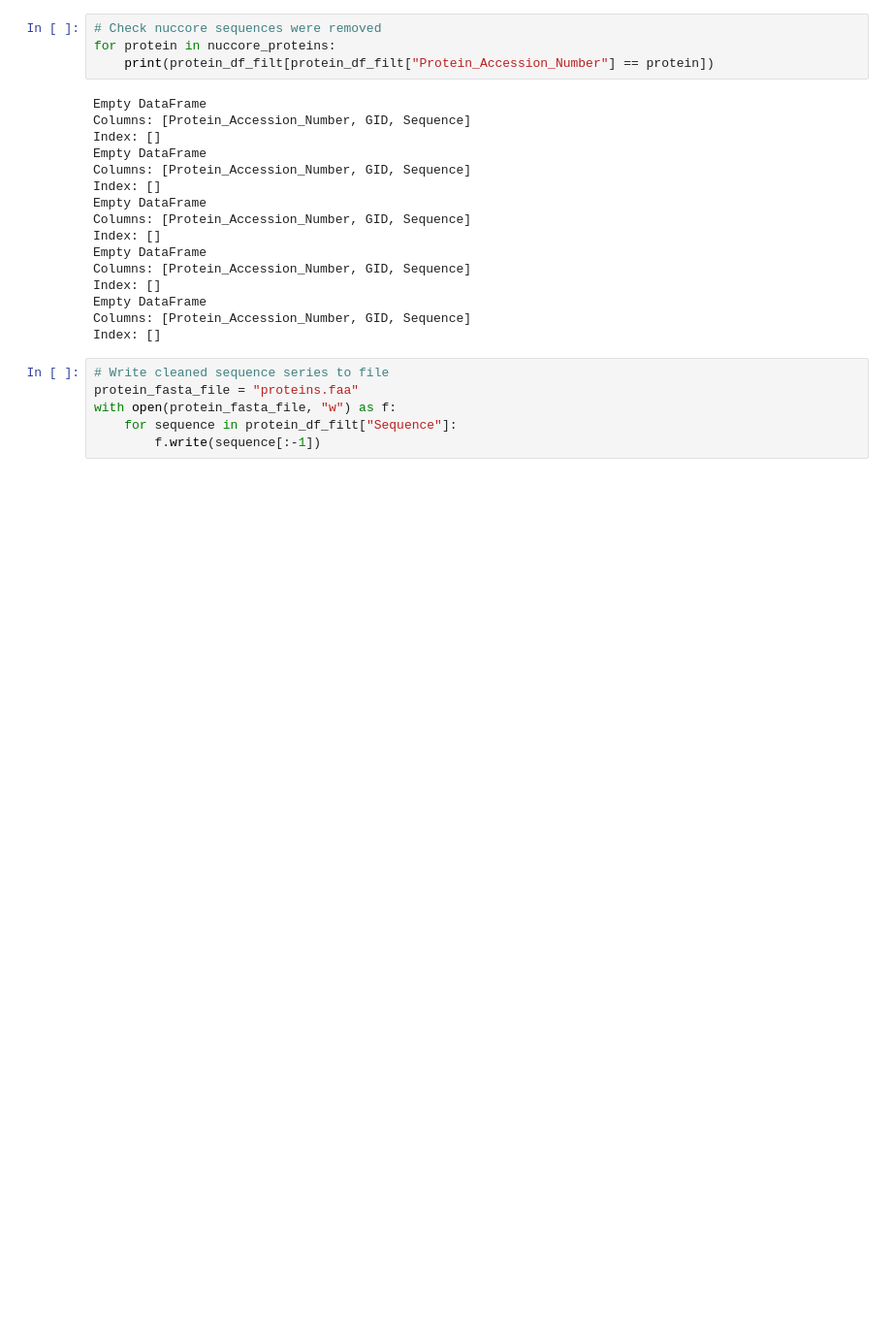
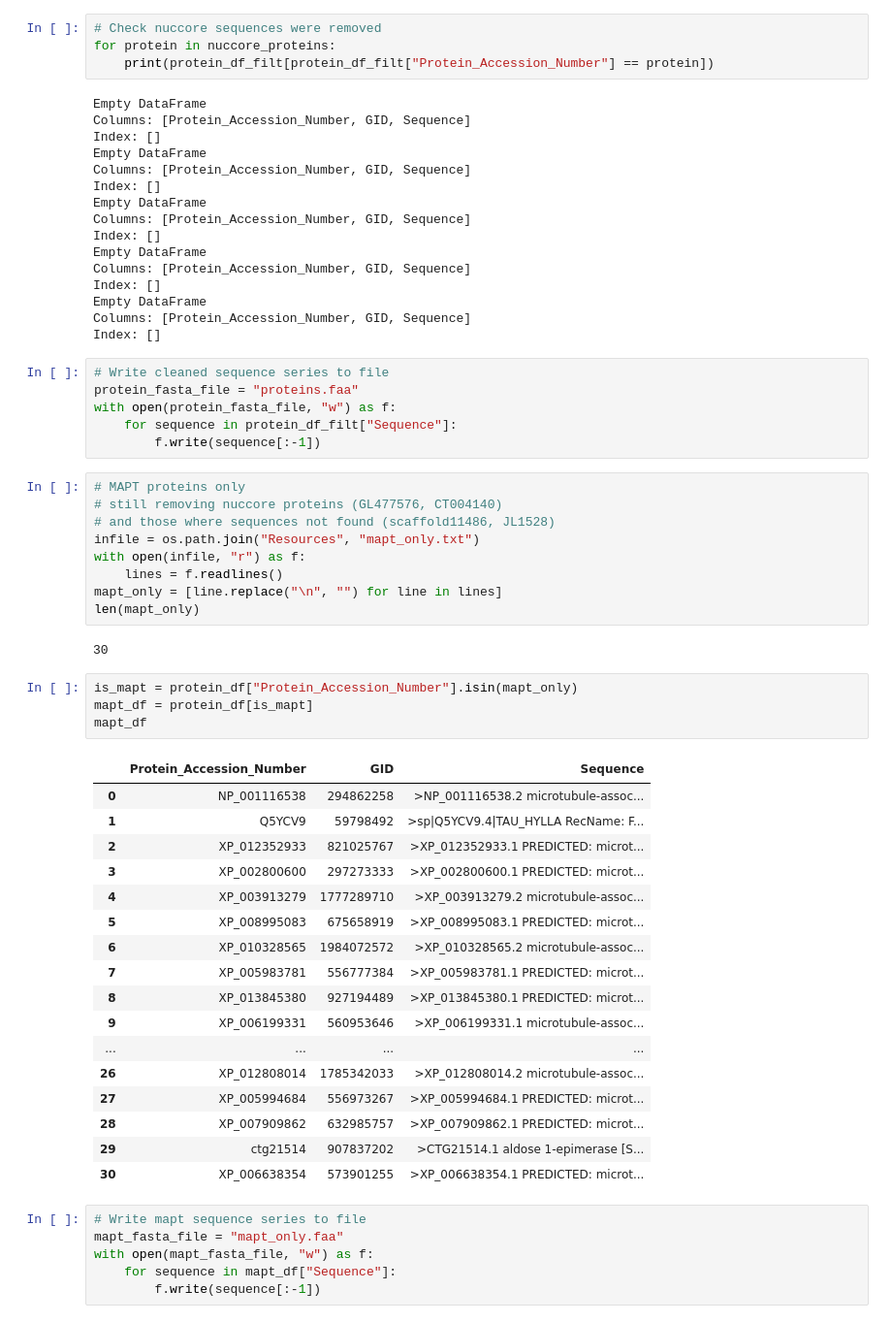
Before and after one commit to jsheppard95/MAPT_Phylogeny, a Jupyter notebook: Protein_Sequence_Search.ipynb, the cells around one changed output. Shown at 97% size. Cells and saved outputs as stored; diff of their text form; blank space fills up the shorter version.

Commit message:
muscle run 3, mapt only

```diff
--- a/Protein_Sequence_Search.ipynb
+++ b/Protein_Sequence_Search.ipynb
@@ -392,3 +393,42 @@ protein_fasta_file = "proteins.faa"
 with open(protein_fasta_file, "w") as f:
     for sequence in protein_df_filt["Sequence"]:
         f.write(sequence[:-1])
+# %%
+# MAPT proteins only
+# still removing nuccore proteins (GL477576, CT004140)
+# and those where sequences not found (scaffold11486, JL1528)
+infile = os.path.join("Resources", "mapt_only.txt")
+with open(infile, "r") as f:
+    lines = f.readlines()
+mapt_only = [line.replace("\n", "") for line in lines]
+len(mapt_only)
+# %% [output]
+30
+# %%
+is_mapt = protein_df["Protein_Accession_Number"].isin(mapt_only)
+mapt_df = protein_df[is_mapt]
+mapt_df
+# %% [output]
+|  | Protein_Accession_Number | GID | Sequence |
+| 0 | NP_001116538 | 294862258 | >NP_001116538.2 microtubule-assoc... |
+| 1 | Q5YCV9 | 59798492 | >sp|Q5YCV9.4|TAU_HYLLA RecName: F... |
+| 2 | XP_012352933 | 821025767 | >XP_012352933.1 PREDICTED: microt... |
+| 3 | XP_002800600 | 297273333 | >XP_002800600.1 PREDICTED: microt... |
+| 4 | XP_003913279 | 1777289710 | >XP_003913279.2 microtubule-assoc... |
+| 5 | XP_008995083 | 675658919 | >XP_008995083.1 PREDICTED: microt... |
+| 6 | XP_010328565 | 1984072572 | >XP_010328565.2 microtubule-assoc... |
+| 7 | XP_005983781 | 556777384 | >XP_005983781.1 PREDICTED: microt... |
+| 8 | XP_013845380 | 927194489 | >XP_013845380.1 PREDICTED: microt... |
+| 9 | XP_006199331 | 560953646 | >XP_006199331.1 microtubule-assoc... |
+| ... | ... | ... | ... |
+| 26 | XP_012808014 | 1785342033 | >XP_012808014.2 microtubule-assoc... |
+| 27 | XP_005994684 | 556973267 | >XP_005994684.1 PREDICTED: microt... |
+| 28 | XP_007909862 | 632985757 | >XP_007909862.1 PREDICTED: microt... |
+| 29 | ctg21514 | 907837202 | >CTG21514.1 aldose 1-epimerase [S... |
+| 30 | XP_006638354 | 573901255 | >XP_006638354.1 PREDICTED: microt... |
+# %%
+# Write mapt sequence series to file
+mapt_fasta_file = "mapt_only.faa"
+with open(mapt_fasta_file, "w") as f:
+    for sequence in mapt_df["Sequence"]:
+        f.write(sequence[:-1])
```
Also changed, not shown: parts of 1 cell of this notebook, 10 other files.
